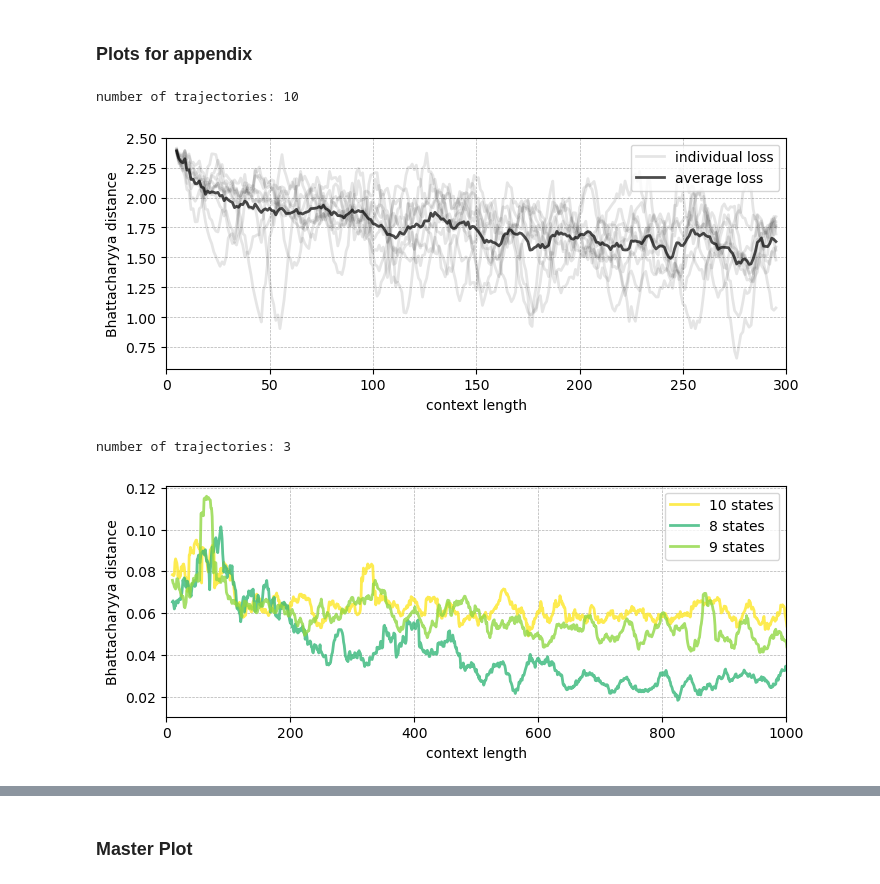
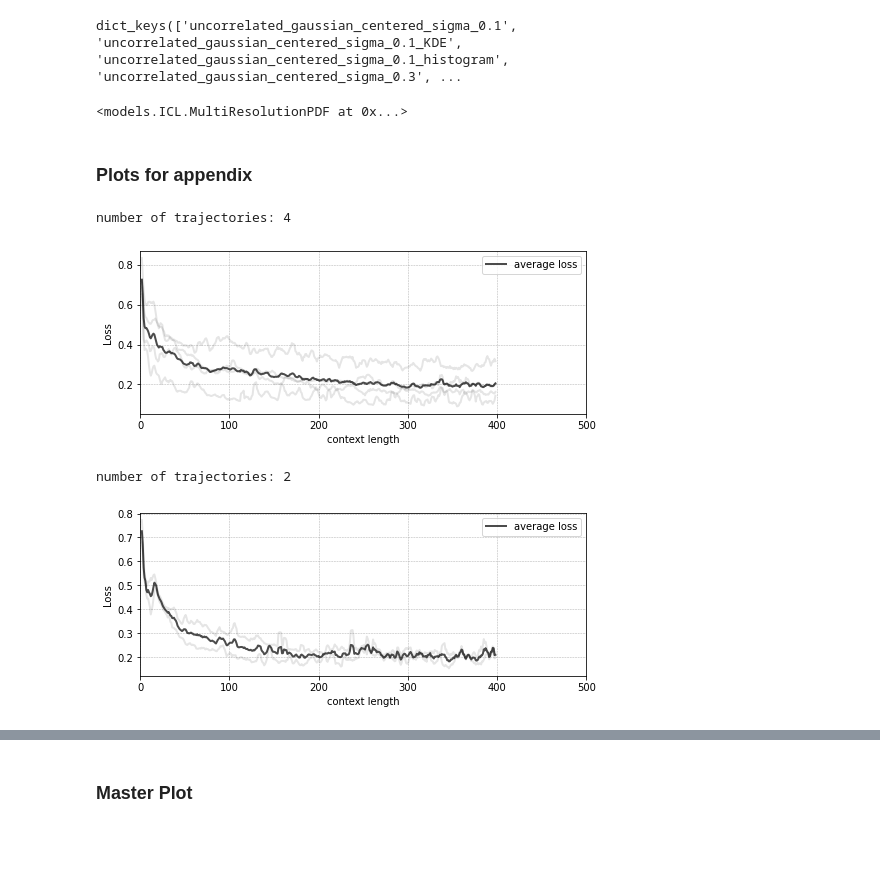
Before and after one commit to AntonioLiu97/LLMICL_inPCA, a Jupyter notebook: figures_analysis/experiment_plots.ipynb, the cells around one changed output, grey strips where cells are left out. Saved outputs shown, nothing was run; the diff lists cells and outputs as text; code cells hidden in the pictures; blank space fills up the shorter version.

```diff
--- a/figures_analysis/experiment_plots.ipynb
+++ b/figures_analysis/experiment_plots.ipynb
@@ -311,30 +208,8 @@ processed_series_for_appendix = processed_series.copy()
-# %%
-### Choose type of trajectories to keep
-
-for series_type, series_list in processed_series.items():
-    if series_type == 'geometric_brownian_motion':
-        processed_series[series_type] = [series_dict for series_dict in series_list if series_dict['prec'] == 3]
-
-    # elif series_type == 'markov_chain':
-    #     processed_series[series_type] = [series_dict for series_dict in series_list if series_dict['prec'] == 2]
-    elif series_type == 'lorenz_system':
-        # processed_series[series_type] = [series_dict for series_dict in series_list if series_dict['refine_depth'] == 0]
-        processed_series[series_type] = [series_dict for series_dict in series_list if series_dict['llama_size'] == "13b"]
-        processed_series_for_appendix['lorenz_system_70b'] = [series_dict for series_dict in series_list if series_dict['llama_size'] == "70b"]
-
-    elif series_type == 'markov_chain':
-        processed_series_for_appendix['markov_chain_70b'] = [series_dict for series_dict in series_list if series_dict['llama_size'] == "70b"]
-        processed_series_for_appendix['markov_chain_13b'] = [series_dict for series_dict in series_list if series_dict['series_name'] in
-                                                             ["markov_chain_0",
-                                                              "markov_chain_1",
-                                                              "markov_chain_2",
-                                                              "markov_chain_3",
-                                                              "markov_chain_4",
-                                                              "markov_chain_5"]
-                                                             ]
-        processed_series[series_type] = [series_dict for series_dict in series_list if series_dict['P'].shape[0] == 4]
-
-    # elif series_type != 'markov_chain':
-        # processed_series[series_type] = [series_dict for series_dict in series_list if series_dict['prec'] == 2]
-
-fig_1_series = {}
+# %%
+processed_series.keys()
+# %% [output]
+dict_keys(['uncorrelated_gaussian_centered_sigma_0.1', 'uncorrelated_gaussian_centered_sigma_0.1_KDE', 'uncorrelated_gaussian_centered_sigma_0.1_histogram', 'uncorrelated_gaussian_centered_sigma_0.3', ...
+# %%
+processed_series['uncorrelated_random_PDF_l_0.1_70b'][0]['true_PDF']
+# %% [output]
+<models.ICL.MultiResolutionPDF at 0x...>
@@ -341,32 +224,35 @@ fig_1_series = {}
 # %% [markdown]
 ### Plots for appendix
+# %%
+loss_func = "L2_dist"
+loss_func = "BT_dist"
+loss_func = "Hel_dist"
 # %%
-series_name = 'lorenz_system_70b'
-x_range, avg_mean_loss, avg_BT_loss = experiment_plotter(series_name = series_name,
+series_name = 'uncorrelated_random_PDF_l_0.1_70b'
+x_range, avg_loss = experiment_plotter(series_name = series_name,
                    xlog = 0,
                    ylog = 0,
-                   plot_mean = 0,
-                   processed_series=processed_series_for_appendix, legend = True)
+                   processed_series=processed_series_for_appendix, legend = True, loss_func = loss_func)
 
-fig_1_series[series_name] = (x_range[:1000], avg_BT_loss[:1000])
-plt.gca().set_xlim(0,300)
+fig_1_series[series_name] = (x_range[:1000], avg_loss[:1000])
+plt.gca().set_xlim(0,500)
 plt.savefig(figure_save_path / f"{series_name}.png", dpi=300, bbox_inches='tight')
 plt.show()
 # %% [output]
-number of trajectories: 10
+number of trajectories: 4
-[figure, old version]
+[figure, new version]
 # %%
-series_name = 'markov_chain_70b'
-x_range, avg_mean_loss, avg_BT_loss = experiment_plotter(series_name = series_name,
+series_name = 'uncorrelated_random_PDF_l_0.1_13b'
+x_range, avg_loss = experiment_plotter(series_name = series_name,
                    xlog = 0,
                    ylog = 0,
-                   plot_mean = 0,
-                   processed_series=processed_series_for_appendix, legend = True)
+                   processed_series=processed_series_for_appendix, legend = True, loss_func = loss_func)
 
-fig_1_series[series_name] = (x_range[:1000], avg_BT_loss[:1000])
+fig_1_series[series_name] = (x_range[:1000], avg_loss[:1000])
+plt.gca().set_xlim(0,500)
 plt.savefig(figure_save_path / f"{series_name}.png", dpi=300, bbox_inches='tight')
 plt.show()
 # %% [output]
-number of trajectories: 3
+number of trajectories: 2
-[figure, old version]
+[figure, new version]
 # %%
```
Also changed, not shown: parts of 22 cells of this notebook, 21 other files.
